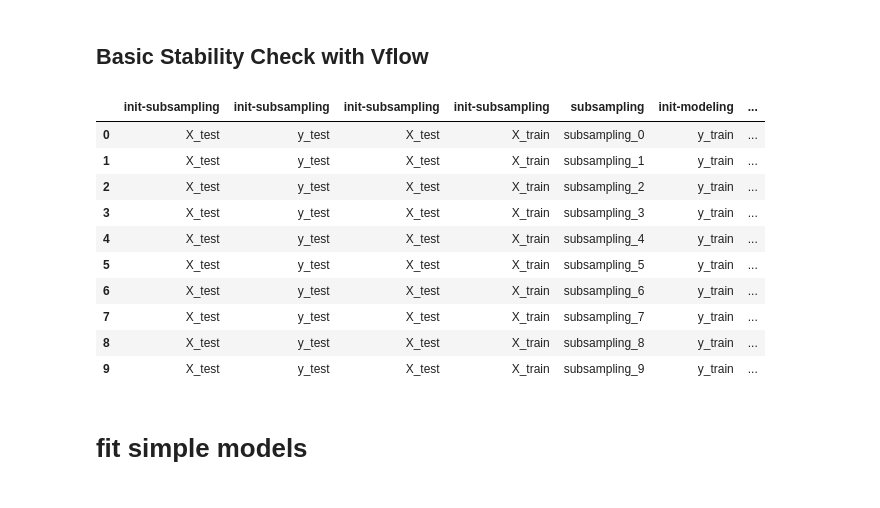
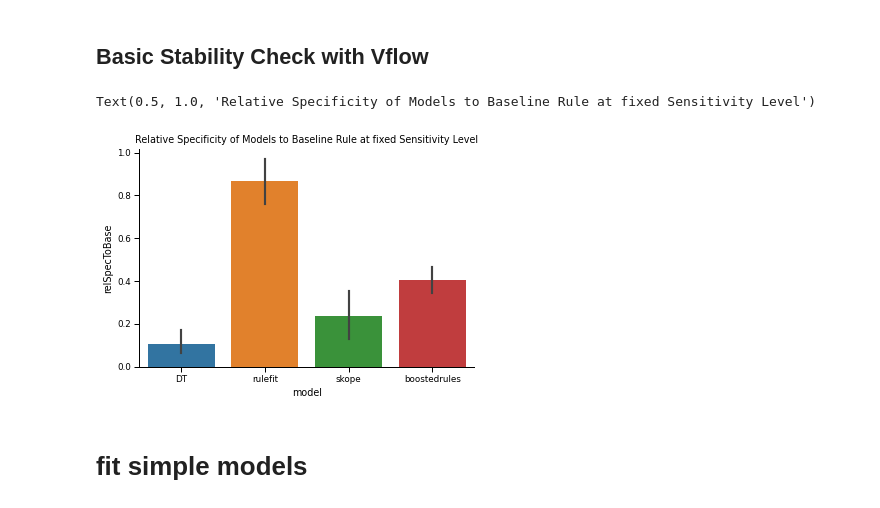
Before and after one commit to Yu-Group/clinical-rule-vetting, a Jupyter notebook: rulevetting/projects/csi_pecarn/notebooks/stability_models.ipynb, the cells around one changed output. Saved outputs shown, nothing was run; the diff lists cells and outputs as text; code cells hidden in the pictures.

```diff
--- a/rulevetting/projects/csi_pecarn/notebooks/stability_models.ipynb
+++ b/rulevetting/projects/csi_pecarn/notebooks/stability_models.ipynb
@@ -127,12 +130,20 @@ def stability_pipeline(X_train, X_tune, X_test, y_train, y_tune, y_test):
 
     # fit models
     # TODO: Change the model opetions here to include more models
-    models = [
-        DecisionTreeClassifier(max_depth=5, class_weight={0: 1, 1: 1000})
-    ]
+    dt = DecisionTreeClassifier(max_depth=5, class_weight={0: 1, 1: 1000})
+    rulefit = imodels.RuleFitClassifier(alpha=20, max_rules=None, random_state=0, tree_size=3, n_estimators=50)
+    skope = imodels.SkopeRulesClassifier(precision_min=0.01, recall_min=0.1, n_estimators=10, max_samples=0.8,
+                                         bootstrap=True, max_depth=3, random_state=0)
+    boost = imodels.BoostedRulesClassifier(n_estimators=10)
+#     saps = imodels.SaplingSumClassifier(max_rules=20)
+#     weak_learners = [rulefit, skope, boost]
+#     stbl = stablelinear.StableLinearClassifier(weak_learners=weak_learners, max_complexity=-1, alpha=0.1,
+#                                                max_rules=None, penalty='l1')
+
+    models = [dt, rulefit, skope, boost] # boost, saps
     modeling_set = Vset(name="modeling",
                         modules=models,
-                        module_keys=["DT"])
+                        module_keys=["DT", 'rulefit', 'skope', 'boostedrules']) # , 'boostedrules', 'saps'
 
     # models = {'DT': DecisionTreeClassifier(max_depth=5, class_weight={0: 1, 1: 1000})}
     # modeling_set = Vset(name="modeling", modules=models)
@@ -145,19 +156,17 @@ def stability_pipeline(X_train, X_tune, X_test, y_train, y_tune, y_test):
                               module_keys=["relSpecToBase"])
     relative_metrics = relative_metrics_set.evaluate(X_test, y_test, pred_proba_test)
     return dict_to_df(relative_metrics)
-stability_pipeline(X_train, X_tune, X_test, y_train, y_tune, y_test)
+stab_output = stability_pipeline(X_train, X_tune, X_test, y_train, y_tune, y_test)
+stab_output['modeling'] = stab_output['modeling'].astype(str)
-# %% [output]
-|  | init-subsampling | init-subsampling | init-subsampling | init-subsampling | subsampling | init-modeling | ... |
-| 0 | X_test | y_test | X_test | X_train | subsampling_0 | y_train | ... |
-| 1 | X_test | y_test | X_test | X_train | subsampling_1 | y_train | ... |
-| 2 | X_test | y_test | X_test | X_train | subsampling_2 | y_train | ... |
-| 3 | X_test | y_test | X_test | X_train | subsampling_3 | y_train | ... |
-| 4 | X_test | y_test | X_test | X_train | subsampling_4 | y_train | ... |
-| 5 | X_test | y_test | X_test | X_train | subsampling_5 | y_train | ... |
-| 6 | X_test | y_test | X_test | X_train | subsampling_6 | y_train | ... |
-| 7 | X_test | y_test | X_test | X_train | subsampling_7 | y_train | ... |
-| 8 | X_test | y_test | X_test | X_train | subsampling_8 | y_train | ... |
-| 9 | X_test | y_test | X_test | X_train | subsampling_9 | y_train | ... |
+# %%
+ax = plt.gca()
+sns.set_context('paper')
+sns.barplot(x='model', y='relSpecToBase', data=pd.DataFrame(stab_output[['modeling', 'out']].values, columns=['model', 'relSpecToBase']), ax=ax)
+sns.despine()
+ax.set_title("Relative Specificity of Models to Baseline Rule at fixed Sensitivity Level")
+# %% [output]
+Text(0.5, 1.0, 'Relative Specificity of Models to Baseline Rule at fixed Sensitivity Level')
+[figure, added]
 # %% [markdown]
 # fit simple models
 # %% [markdown]
```
Also changed, not shown: parts of 5 cells of this notebook.
